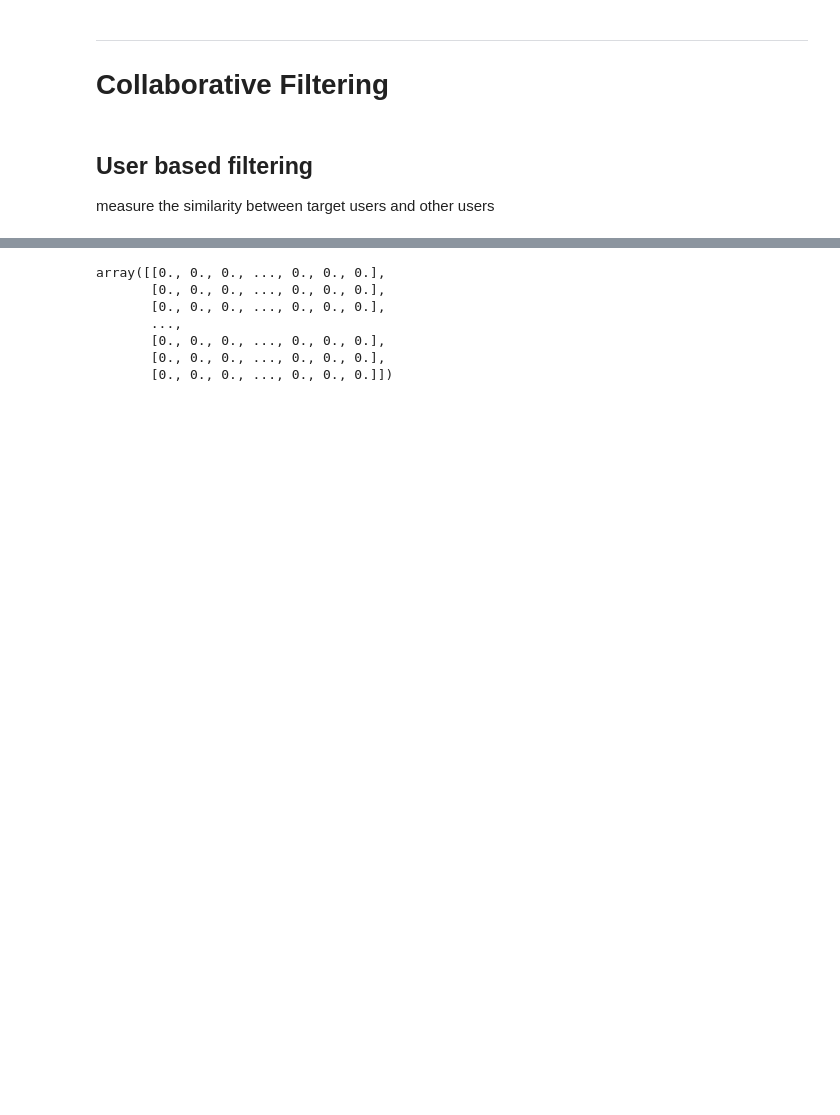
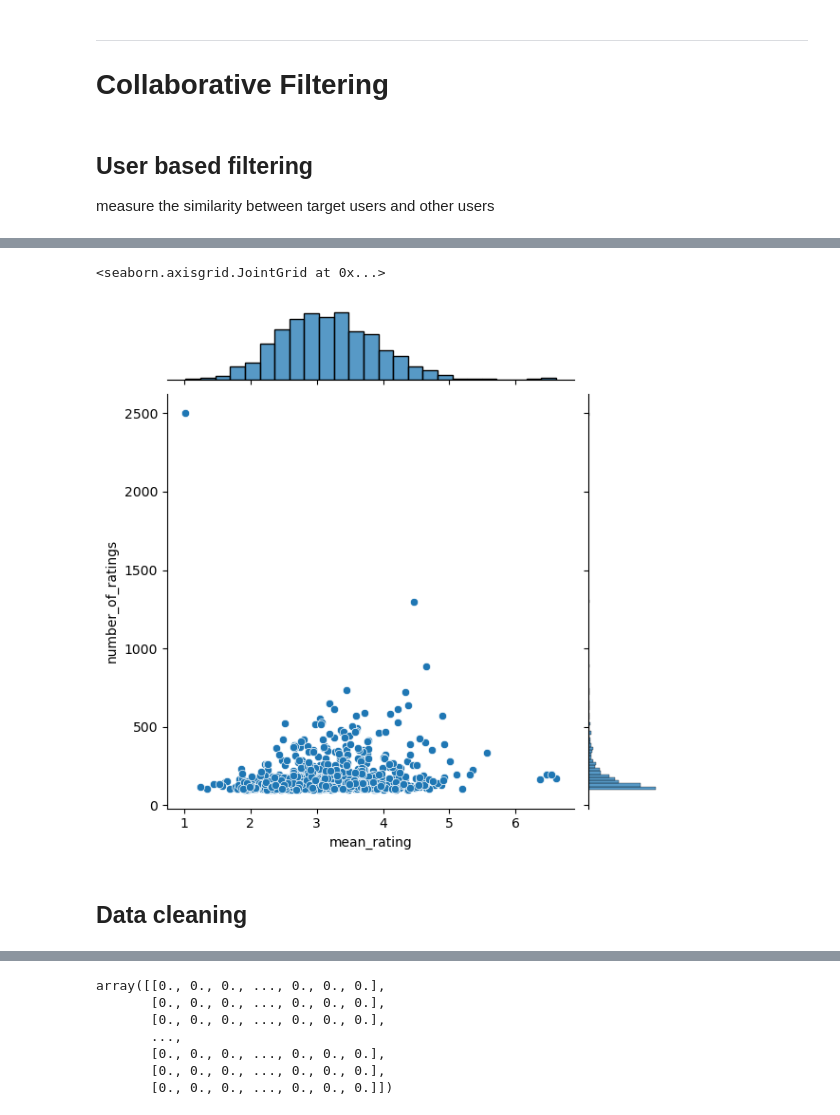
Before and after one commit to marinaepitropaki/BookRecommendationSystem, a Jupyter notebook: lukas.ipynb, the cells around one changed output, grey strips where cells are left out. Saved outputs shown, nothing was run; the diff lists cells and outputs as text; code cells hidden in the pictures; blank space fills up the shorter version.

```diff
--- a/lukas.ipynb
+++ b/lukas.ipynb
@@ -10,5 +14,7 @@ import pandas as pd # data processing, CSV file I/O (e.g. pd.read_csv)
 # %%
 book_df = pd.read_csv('./Books.csv', low_memory=False)
-ratings_df = pd.read_csv('./Ratings.csv').sample(4000)
+
+ratings_df = pd.read_csv('./Ratings.csv')
 user_df = pd.read_csv('./Users.csv')
+
 user_rating_df = ratings_df.merge(user_df, left_on = 'User-ID', right_on = 'User-ID')
@@ -14,0 +78,6 @@ user_rating_df = ratings_df.merge(user_df, left_on = 'User-ID', right_on = 'User
+# %%
+agg_ratings = user_rating_df.groupby('ISBN').agg(mean_rating = ('Book-Rating', 'mean'),
+                                                number_of_ratings = ('Book-Rating', 'count')).reset_index()
+# Keep the movies with over 100 ratings
+agg_ratings_GT100 = agg_ratings[agg_ratings['number_of_ratings']>=5]
+agg_ratings_GT100.info()
@@ -14,0 +123,3 @@ user_rating_df = ratings_df.merge(user_df, left_on = 'User-ID', right_on = 'User
+# %%
+agg_ratings_GT100 = agg_ratings[agg_ratings['number_of_ratings']>=100]
+agg_ratings_GT100.info()
@@ -14,0 +146,7 @@ user_rating_df = ratings_df.merge(user_df, left_on = 'User-ID', right_on = 'User
+# %%
+sns.jointplot(x='mean_rating', y='number_of_ratings', data=agg_ratings_GT100)
+# %% [output]
+<seaborn.axisgrid.JointGrid at 0x...>
+[figure, added]
+# %% [markdown]
+## Data cleaning
```
Also changed, not shown: parts of 18 cells of this notebook.
